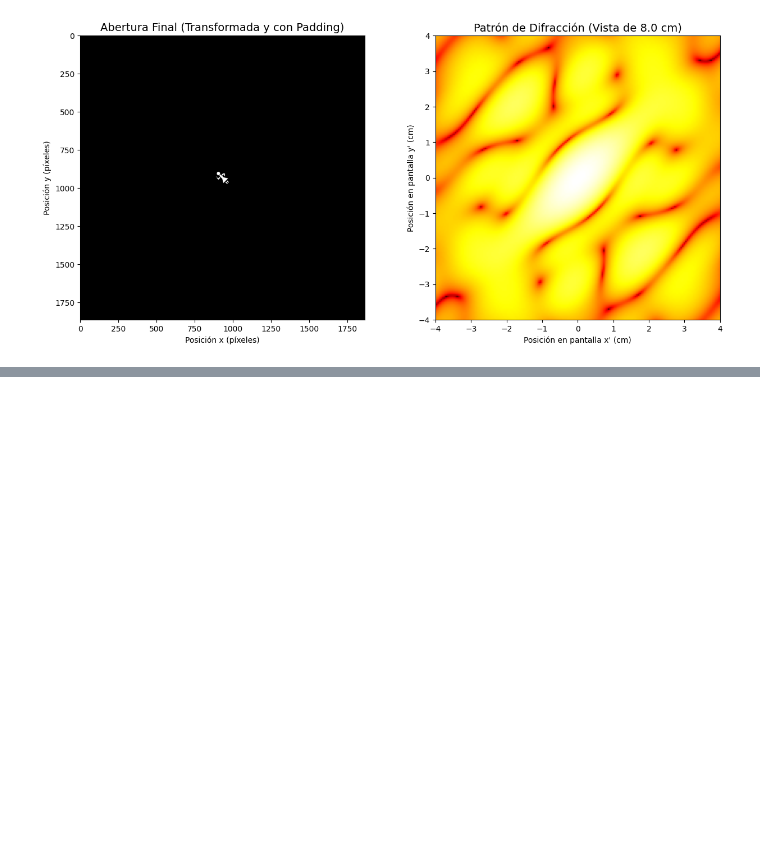
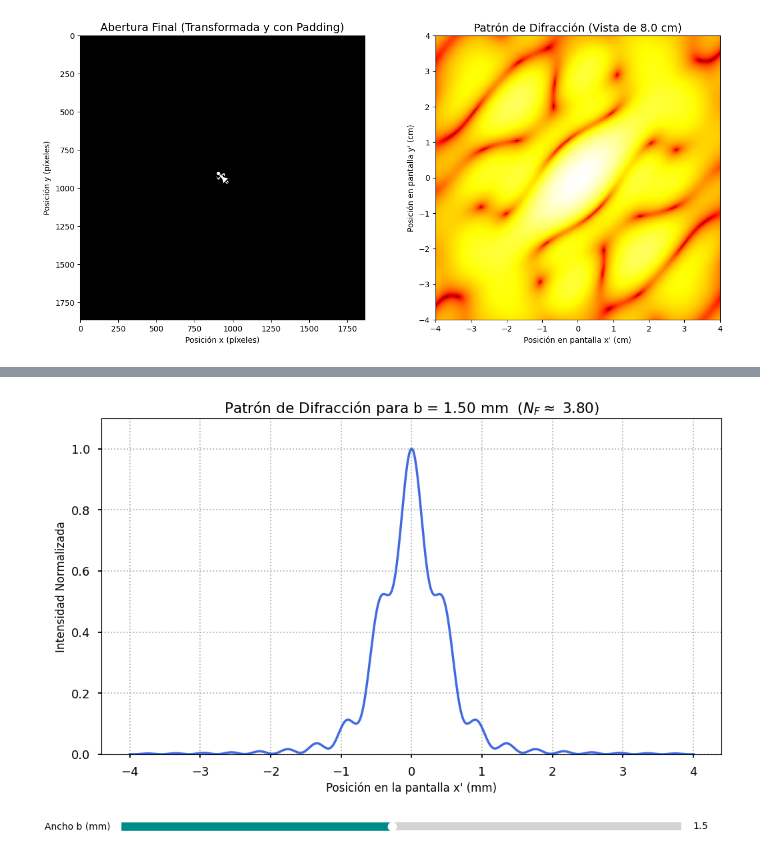
Before and after one commit to Rypsor/Virtual-Optics-Laboratory, a Jupyter notebook: cuaderno.ipynb, the cells around one changed output, grey strips where cells are left out. Cells and saved outputs as stored; diff of their text form; code cells hidden in the pictures; blank space fills up the shorter version.

Commit message:
cambios

```diff
--- a/cuaderno.ipynb
+++ b/cuaderno.ipynb
@@ -760,0 +758,89 @@ Cálculo de FFT finalizado.
+# %%
+import numpy as np
+import matplotlib.pyplot as plt
+from matplotlib.widgets import Slider
+
+# --- PARÁMETROS FIJOS DE LA SIMULACIÓN ---
+lambda_val = 592e-9  # Longitud de onda en metros (592 nm)
+D_val = 1.0          # Distancia de la rendija a la pantalla (1 metro)
+
+# --- CONFIGURACIÓN DE LA PANTALLA ---
+# Rango espacial en la pantalla de observación
+x_prime = np.linspace(-4e-3, 4e-3, 1000)
+
+# --- CONFIGURACIÓN DE LA FIGURA Y EJES ---
+# Se crea la figura y el eje principal para la gráfica
+fig, ax = plt.subplots(figsize=(12, 8))
+# Se ajusta la gráfica principal hacia arriba para dejar espacio para el slider
+plt.subplots_adjust(bottom=0.25)
+
+# --- VALORES INICIALES PARA EL SLIDER Y LA GRÁFICA ---
+b_initial = 1.5e-3 # Ancho inicial de la rendija en metros (1.5 mm)
+b_min = 0.1e-3     # Ancho mínimo en el slider (0.1 mm)
+b_max = 3.0e-3     # Ancho máximo en el slider (3.0 mm)
+
+# --- FUNCIÓN DE ACTUALIZACIÓN (SE LLAMA CADA VEZ QUE SE MUEVE EL SLIDER) ---
+def update(b_val_mm):
+    # El slider devuelve el valor en mm, lo convertimos a metros
+    b_val = b_val_mm * 1e-3
+
+    # 1. Calcular los límites de integración u1 y u2
+    u_factor = np.sqrt(2 / (lambda_val * D_val))
+    u1 = u_factor * (x_prime - b_val / 2)
+    u2 = u_factor * (x_prime + b_val / 2)
+
+    # 2. Calcular las Integrales de Fresnel
+    Su1, Cu1 = fresnel(u1)
+    Su2, Cu2 = fresnel(u2)
+
+    # 3. Calcular la Intensidad y normalizarla
+    intensity = 0.5 * ((Cu2 - Cu1)**2 + (Su2 - Su1)**2)
+    intensity_norm = intensity / np.max(intensity)
+
+    # 4. Actualizar los datos 'y' de la línea ya existente en la gráfica
+    line.set_ydata(intensity_norm)
+
+    # 5. Actualizar el título con la información nueva
+    NF = (b_val**2) / (lambda_val * D_val)
+    ax.set_title(f'Patrón de Difracción para b = {b_val*1e3:.2f} mm  ($N_F \\approx$ {NF:.2f})')
+
+    # 6. Redibujar la figura para mostrar los cambios
+    fig.canvas.draw_idle()
+
+# --- DIBUJO INICIAL ---
+# Se realiza un primer cálculo para tener una curva inicial
+initial_intensity = 0.5 * ((fresnel(np.sqrt(2 / (lambda_val * D_val)) * (x_prime + b_initial / 2))[1] - fresnel(np.sqrt(2 / (lambda_val * D_val)) * (x_prime - b_initial / 2))[1])**2 + (fresnel(np.sqrt(2 / (lambda_val * D_val)) * (x_prime + b_initial / 2))[0] - fresnel(np.sqrt(2 / (lambda_val * D_val)) * (x_prime - b_initial / 2))[0])**2)
+initial_intensity_norm = initial_intensity / np.max(initial_intensity)
+
+# Se dibuja la línea inicial y se guarda una referencia a ella en la variable 'line'
+line, = ax.plot(x_prime * 1000, initial_intensity_norm, lw=2.5, color='royalblue')
+ax.set_xlabel("Posición en la pantalla x' (mm)", fontsize=12)
+ax.set_ylabel('Intensidad Normalizada', fontsize=12)
+ax.grid(True, linestyle=':')
+ax.set_ylim(0, 1.1) # Se fija el eje Y para evitar saltos
+
+# --- CREACIÓN DEL SLIDER ---
+# Se define la posición del eje del slider: [izquierda, abajo, ancho, alto]
+ax_slider = fig.add_axes([0.15, 0.1, 0.7, 0.03])
+
+# Se crea el objeto Slider
+b_slider = Slider(
+    ax=ax_slider,
+    label='Ancho b (mm)',
+    valmin=b_min * 1e3,
+    valmax=b_max * 1e3,
+    valinit=b_initial * 1e3,
+    color='darkcyan'
+)
+
+# --- CONEXIÓN DEL SLIDER A LA FUNCIÓN DE ACTUALIZACIÓN ---
+# Esta es la línea mágica: le dice al slider que llame a la función 'update' cada vez que su valor cambie.
+b_slider.on_changed(update)
+
+# Se llama a la función update una vez al inicio para poner el título correcto
+update(b_initial * 1e3)
+
+# Muestra la ventana interactiva
+plt.show()
+# %% [output]
+[figure, added]
```
Also changed, not shown: parts of 2 cells of this notebook, 2 other files.
